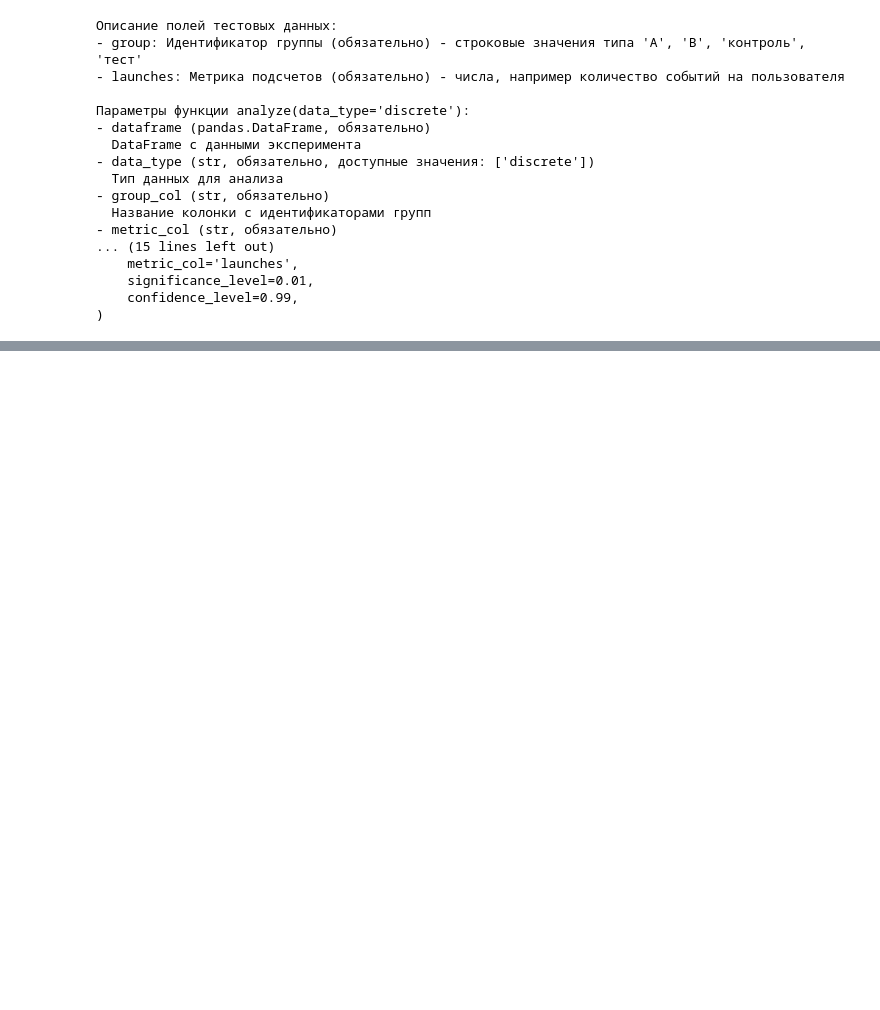
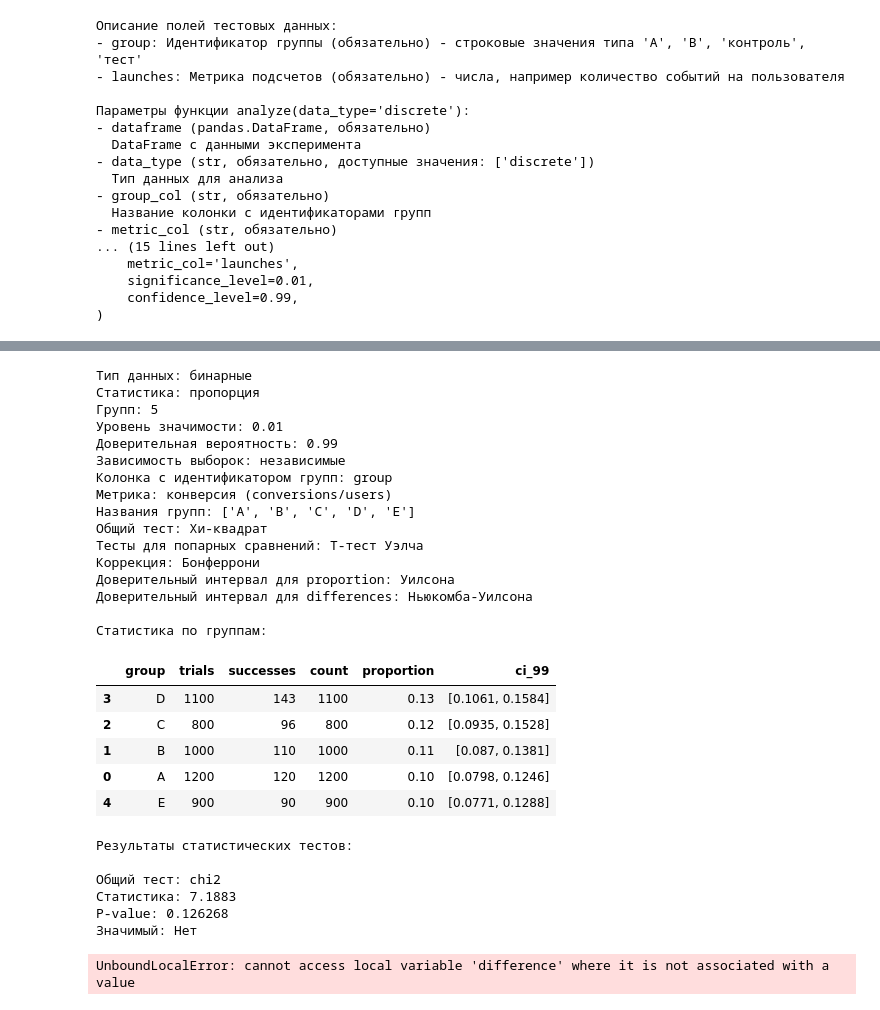
Before and after one commit to Dnepro51/dgab, a Jupyter notebook: flow.ipynb, the cells around one changed output, grey strips where cells are left out. Drawn from its saved outputs; the diff is of its cells as text; code cells hidden in the pictures; blank space fills up the shorter version.

Commit message:
binary 2 groups ended (wo vis)

```diff
--- a/flow.ipynb
+++ b/flow.ipynb
@@ -169,0 +337,40 @@ except Exception as e:
+# %%
+result = dgab.analyze(
+    dataframe=binary_multi,
+    data_type='binary_agg',
+    group_col='group',
+    metric_config={
+        'trials_col_name': 'users',
+        'successes_col_name': 'conversions'
+    }
+)
+# %% [output]
+Тип данных: бинарные
+Статистика: пропорция
+Групп: 5
+Уровень значимости: 0.01
+Доверительная вероятность: 0.99
+Зависимость выборок: независимые
+Колонка с идентификатором групп: group
+Метрика: конверсия (conversions/users)
+Названия групп: ['A', 'B', 'C', 'D', 'E']
+Общий тест: Хи-квадрат
+Тесты для попарных сравнений: T-тест Уэлча
+Коррекция: Бонферрони
+Доверительный интервал для proportion: Уилсона
+Доверительный интервал для differences: Ньюкомба-Уилсона
+
+Статистика по группам:
+|  | group | trials | successes | count | proportion | ci_99 |
+| 3 | D | 1100 | 143 | 1100 | 0.13 | [0.1061, 0.1584] |
+| 2 | C | 800 | 96 | 800 | 0.12 | [0.0935, 0.1528] |
+| 1 | B | 1000 | 110 | 1000 | 0.11 | [0.087, 0.1381] |
+| 0 | A | 1200 | 120 | 1200 | 0.10 | [0.0798, 0.1246] |
+| 4 | E | 900 | 90 | 900 | 0.10 | [0.0771, 0.1288] |
+Результаты статистических тестов:
+
+Общий тест: chi2
+Статистика: 7.1883
+P-value: 0.126268
+Значимый: Нет
+UnboundLocalError: cannot access local variable 'difference' where it is not associated with a value
```
Also changed, not shown: parts of 4 cells of this notebook, 4 other files.
